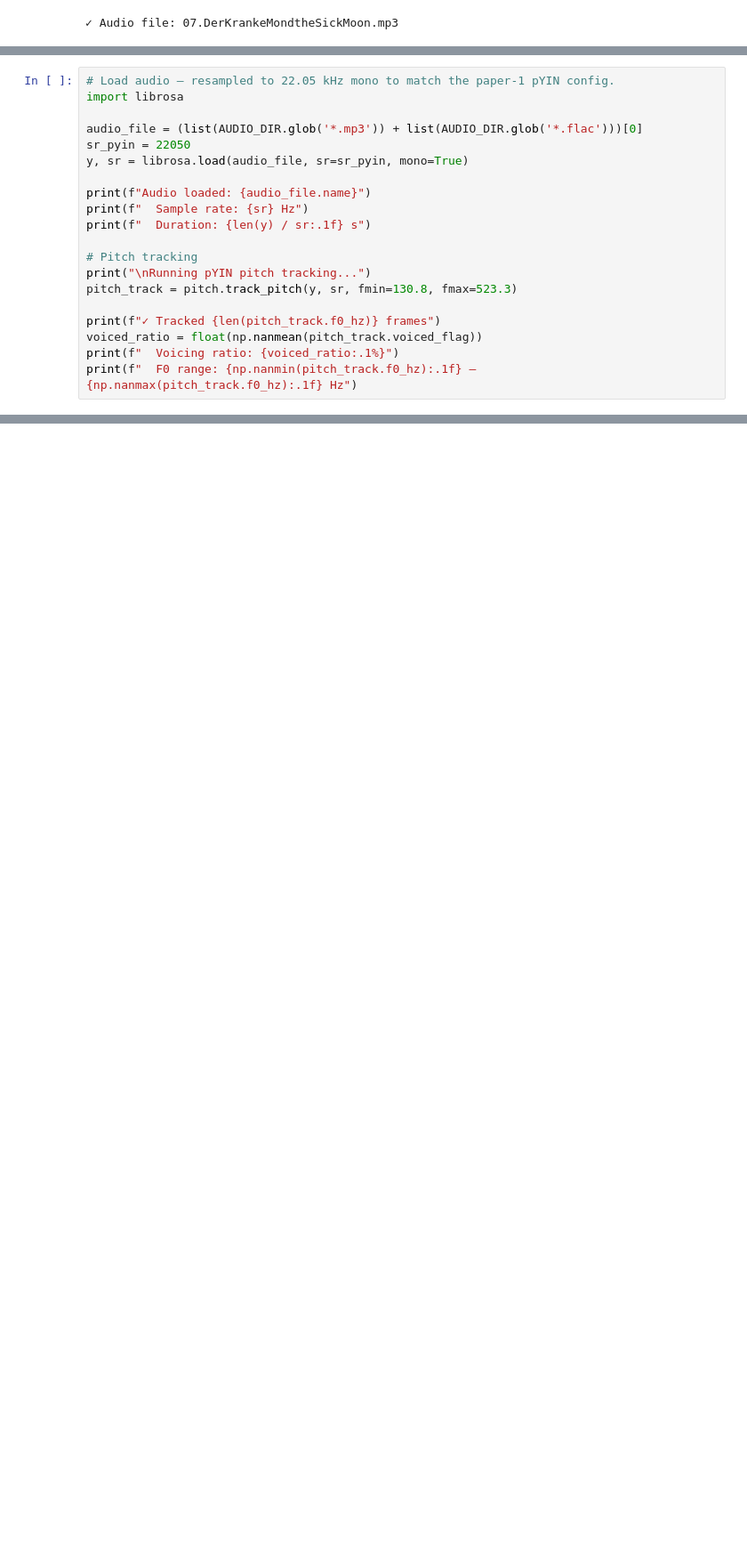
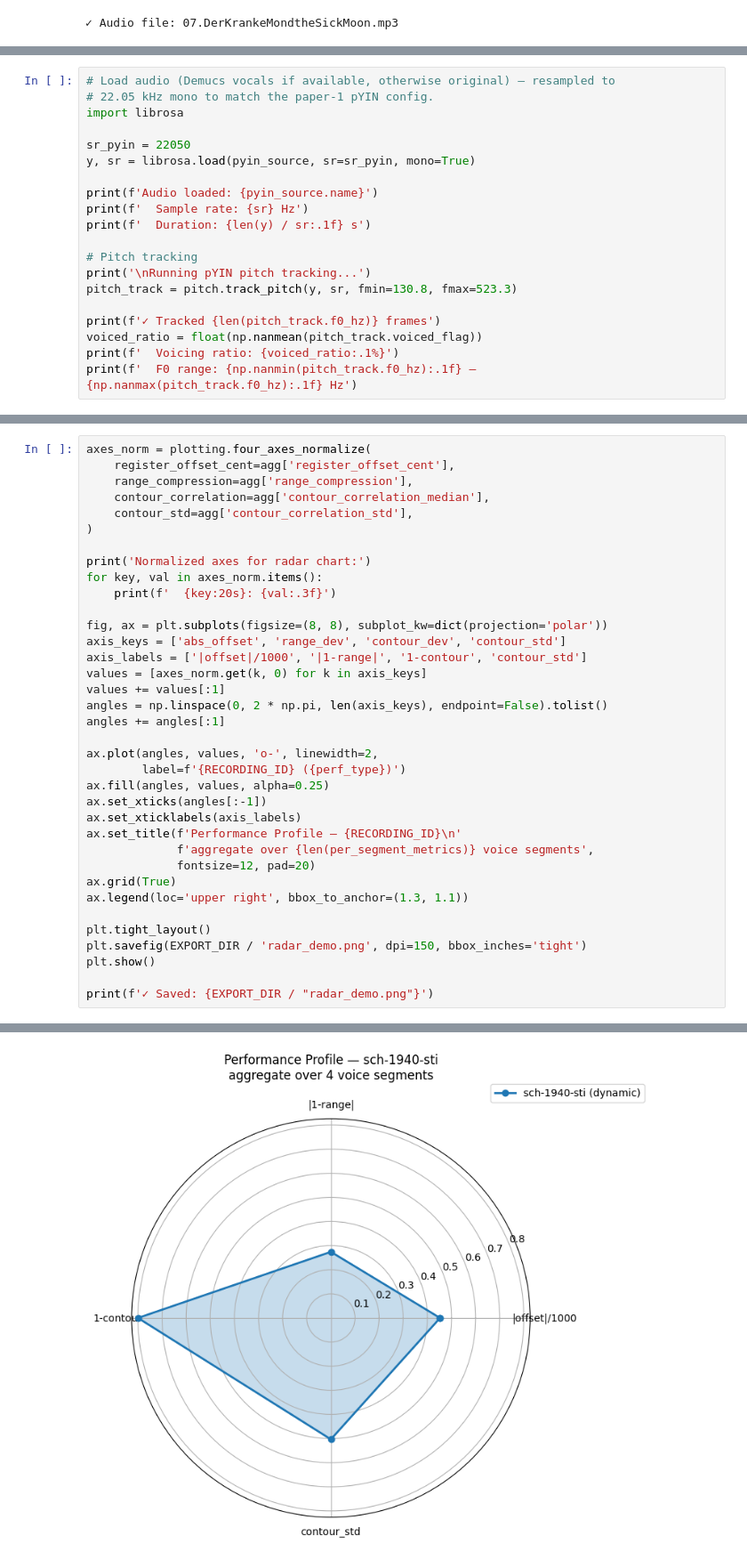
Before and after one commit to ggszk-lab/sprechstimme-pitch, a Jupyter notebook: notebooks/01_quickstart.ipynb, the cells around one changed output, grey strips where cells are left out. Shown at 89% size. Cells and saved outputs as stored; diff of their text form; blank space fills up the shorter version.

```diff
--- a/notebooks/01_quickstart.ipynb
+++ b/notebooks/01_quickstart.ipynb
@@ -132,21 +190,21 @@ Score events (sample):
 # %%
-# Load audio — resampled to 22.05 kHz mono to match the paper-1 pYIN config.
+# Load audio (Demucs vocals if available, otherwise original) — resampled to
+# 22.05 kHz mono to match the paper-1 pYIN config.
 import librosa
 
-audio_file = (list(AUDIO_DIR.glob('*.mp3')) + list(AUDIO_DIR.glob('*.flac')))[0]
 sr_pyin = 22050
-y, sr = librosa.load(audio_file, sr=sr_pyin, mono=True)
+y, sr = librosa.load(pyin_source, sr=sr_pyin, mono=True)
 
-print(f"Audio loaded: {audio_file.name}")
-print(f"  Sample rate: {sr} Hz")
-print(f"  Duration: {len(y) / sr:.1f} s")
+print(f'Audio loaded: {pyin_source.name}')
+print(f'  Sample rate: {sr} Hz')
+print(f'  Duration: {len(y) / sr:.1f} s')
 
 # Pitch tracking
-print("\nRunning pYIN pitch tracking...")
+print('\nRunning pYIN pitch tracking...')
 pitch_track = pitch.track_pitch(y, sr, fmin=130.8, fmax=523.3)
 
-print(f"✓ Tracked {len(pitch_track.f0_hz)} frames")
+print(f'✓ Tracked {len(pitch_track.f0_hz)} frames')
 voiced_ratio = float(np.nanmean(pitch_track.voiced_flag))
-print(f"  Voicing ratio: {voiced_ratio:.1%}")
-print(f"  F0 range: {np.nanmin(pitch_track.f0_hz):.1f} — {np.nanmax(pitch_track.f0_hz):.1f} Hz")
+print(f'  Voicing ratio: {voiced_ratio:.1%}')
+print(f'  F0 range: {np.nanmin(pitch_track.f0_hz):.1f} — {np.nanmax(pitch_track.f0_hz):.1f} Hz')
 # %% [output]
@@ -395,0 +350,37 @@ Normalized axes for radar chart:
+# %%
+axes_norm = plotting.four_axes_normalize(
+    register_offset_cent=agg['register_offset_cent'],
+    range_compression=agg['range_compression'],
+    contour_correlation=agg['contour_correlation_median'],
+    contour_std=agg['contour_correlation_std'],
+)
+
+print('Normalized axes for radar chart:')
+for key, val in axes_norm.items():
+    print(f'  {key:20s}: {val:.3f}')
+
+fig, ax = plt.subplots(figsize=(8, 8), subplot_kw=dict(projection='polar'))
+axis_keys = ['abs_offset', 'range_dev', 'contour_dev', 'contour_std']
+axis_labels = ['|offset|/1000', '|1-range|', '1-contour', 'contour_std']
+values = [axes_norm.get(k, 0) for k in axis_keys]
+values += values[:1]
+angles = np.linspace(0, 2 * np.pi, len(axis_keys), endpoint=False).tolist()
+angles += angles[:1]
+
+ax.plot(angles, values, 'o-', linewidth=2,
+        label=f'{RECORDING_ID} ({perf_type})')
+ax.fill(angles, values, alpha=0.25)
+ax.set_xticks(angles[:-1])
+ax.set_xticklabels(axis_labels)
+ax.set_title(f'Performance Profile — {RECORDING_ID}\n'
+             f'aggregate over {len(per_segment_metrics)} voice segments',
+             fontsize=12, pad=20)
+ax.grid(True)
+ax.legend(loc='upper right', bbox_to_anchor=(1.3, 1.1))
+
+plt.tight_layout()
+plt.savefig(EXPORT_DIR / 'radar_demo.png', dpi=150, bbox_inches='tight')
+plt.show()
+
+print(f'✓ Saved: {EXPORT_DIR / "radar_demo.png"}')
+# %% [output]
@@ -395,0 +392 @@ Normalized axes for radar chart:
+[figure, added]
```
Also changed, not shown: parts of 17 cells of this notebook, 1 other file.
